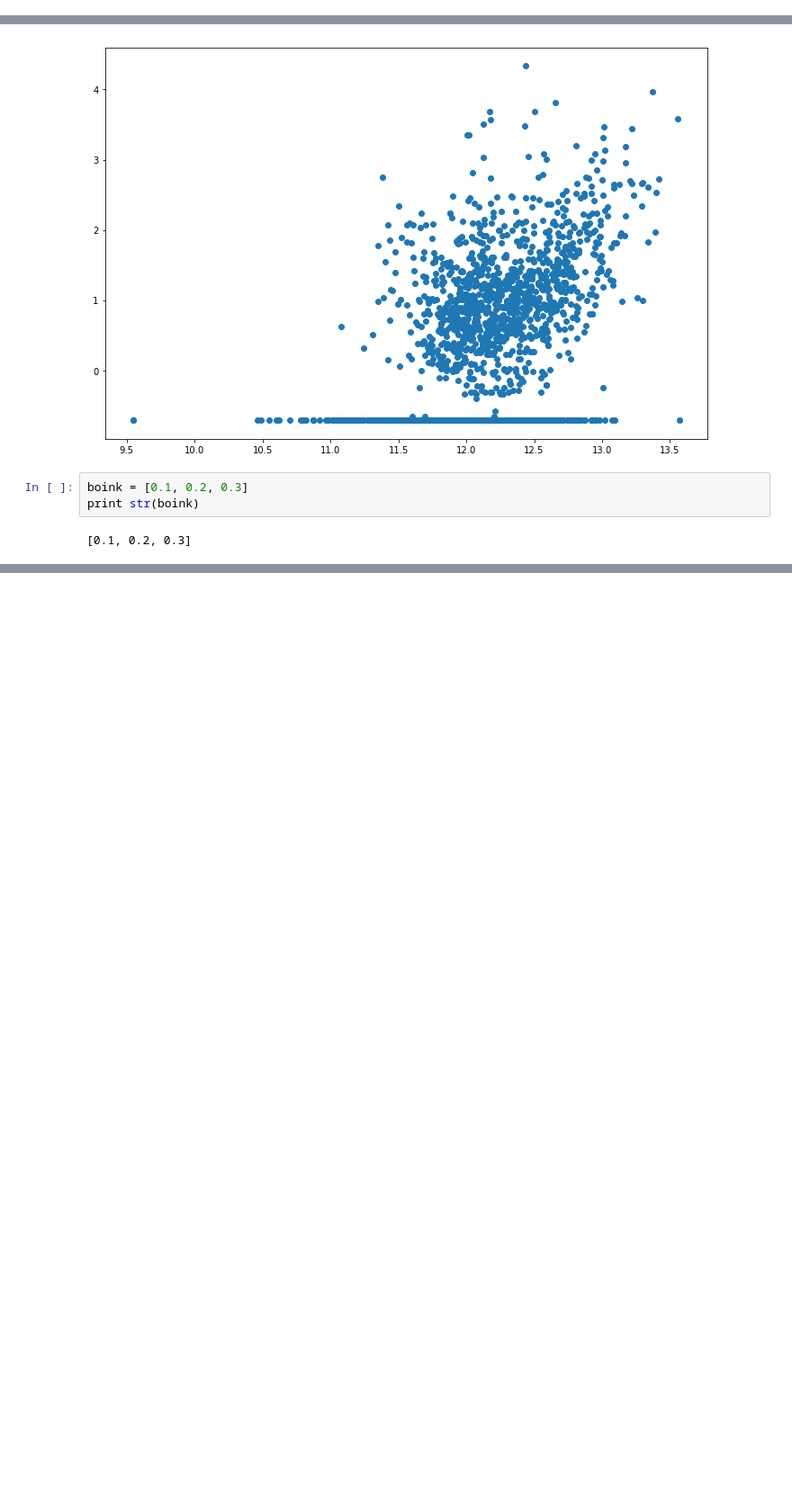
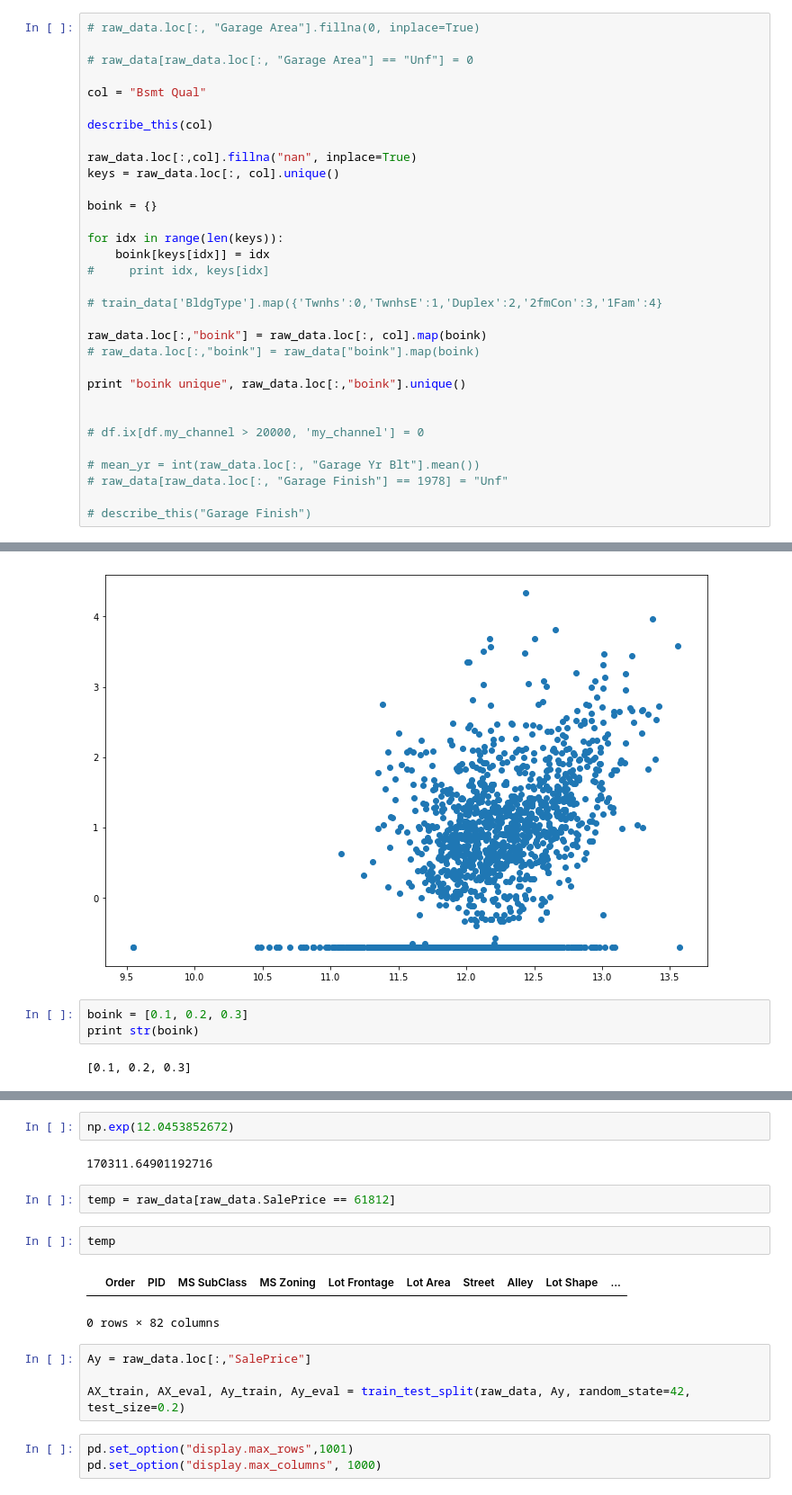
Before and after one commit to Brionnic/sturdy-umbrella, a Jupyter notebook: notebooks/Ames_Housing_Prices_Regression_Ensemble.ipynb, the cells around one changed output, grey strips where cells are left out. Shown: that part at 90% size. Cells and saved outputs as stored; diff of their text form; blank space fills up the shorter version.

```diff
--- a/notebooks/Ames_Housing_Prices_Regression_Ensemble.ipynb
+++ b/notebooks/Ames_Housing_Prices_Regression_Ensemble.ipynb
@@ -900,0 +879,32 @@ Name: BsmtFin SF 1, dtype: float64
+# %%
+# raw_data.loc[:, "Garage Area"].fillna(0, inplace=True)
+
+# raw_data[raw_data.loc[:, "Garage Area"] == "Unf"] = 0
+
+col = "Bsmt Qual"
+
+describe_this(col)
+
+raw_data.loc[:,col].fillna("nan", inplace=True)
+keys = raw_data.loc[:, col].unique()
+
+boink = {}
+
+for idx in range(len(keys)):
+    boink[keys[idx]] = idx
+#     print idx, keys[idx]
+
+# train_data['BldgType'].map({'Twnhs':0,'TwnhsE':1,'Duplex':2,'2fmCon':3,'1Fam':4}
+
+raw_data.loc[:,"boink"] = raw_data.loc[:, col].map(boink)
+# raw_data.loc[:,"boink"] = raw_data["boink"].map(boink)
+
+print "boink unique", raw_data.loc[:,"boink"].unique()
+
+
+# df.ix[df.my_channel > 20000, 'my_channel'] = 0
+
+# mean_yr = int(raw_data.loc[:, "Garage Yr Blt"].mean())
+# raw_data[raw_data.loc[:, "Garage Finish"] == 1978] = "Unf"
+
+# describe_this("Garage Finish")
@@ -1012,0 +1051,18 @@ print str(boink)
+# %%
+np.exp(12.0453852672)
+# %% [output]
+170311.64901192716
+# %%
+temp = raw_data[raw_data.SalePrice == 61812]
+# %%
+temp
+# %% [output]
+|  | Order | PID | MS SubClass | MS Zoning | Lot Frontage | Lot Area | Street | Alley | Lot Shape | ... |
+0 rows × 82 columns
+# %%
+Ay = raw_data.loc[:,"SalePrice"]
+
+AX_train, AX_eval, Ay_train, Ay_eval = train_test_split(raw_data, Ay, random_state=42, test_size=0.2)
+# %%
+pd.set_option("display.max_rows",1001)
+pd.set_option("display.max_columns", 1000)
```
Also changed, not shown: parts of 9 cells of this notebook, 6 other files.
